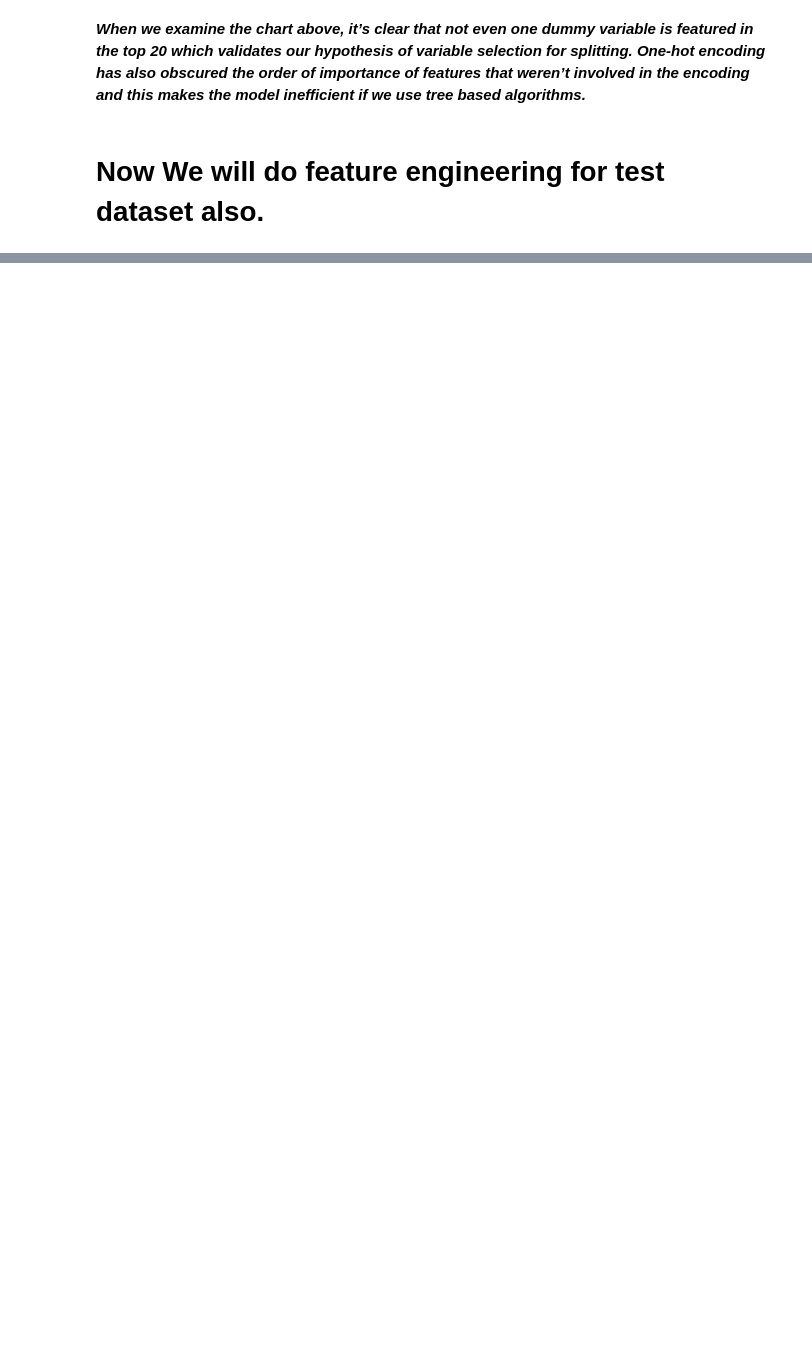
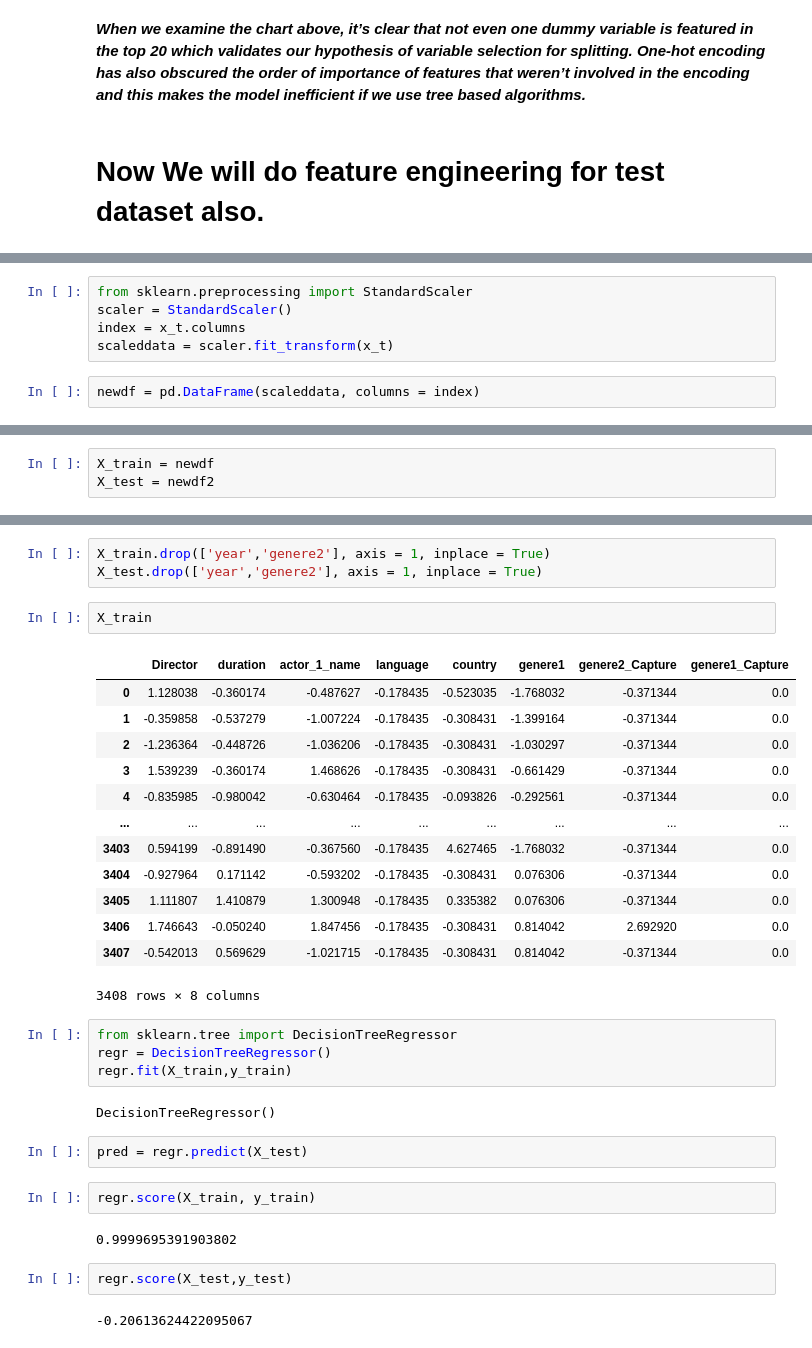
Before and after one commit to TusharNautiyal-web/movie_predictor_with_pyscript, a Jupyter notebook: movie_predict.ipynb, the cells around one changed output, grey strips where cells are left out. Cells and saved outputs as stored; diff of their text form; blank space fills up the shorter version.

```diff
--- a/movie_predict.ipynb
+++ b/movie_predict.ipynb
@@ -896,0 +894,7 @@ plt.show()
+# %%
+from sklearn.preprocessing import StandardScaler
+scaler = StandardScaler()
+index = x_t.columns
+scaleddata = scaler.fit_transform(x_t)
+# %%
+newdf = pd.DataFrame(scaleddata, columns = index)
@@ -896,0 +907,3 @@ plt.show()
+# %%
+X_train = newdf
+X_test = newdf2
@@ -896,0 +913,35 @@ plt.show()
+# %%
+X_train.drop(['year','genere2'], axis = 1, inplace = True)
+X_test.drop(['year','genere2'], axis = 1, inplace = True)
+# %%
+X_train
+# %% [output]
+|  | Director | duration | actor_1_name | language | country | genere1 | genere2_Capture | genere1_Capture |
+| 0 | 1.128038 | -0.360174 | -0.487627 | -0.178435 | -0.523035 | -1.768032 | -0.371344 | 0.0 |
+| 1 | -0.359858 | -0.537279 | -1.007224 | -0.178435 | -0.308431 | -1.399164 | -0.371344 | 0.0 |
+| 2 | -1.236364 | -0.448726 | -1.036206 | -0.178435 | -0.308431 | -1.030297 | -0.371344 | 0.0 |
+| 3 | 1.539239 | -0.360174 | 1.468626 | -0.178435 | -0.308431 | -0.661429 | -0.371344 | 0.0 |
+| 4 | -0.835985 | -0.980042 | -0.630464 | -0.178435 | -0.093826 | -0.292561 | -0.371344 | 0.0 |
+| ... | ... | ... | ... | ... | ... | ... | ... | ... |
+| 3403 | 0.594199 | -0.891490 | -0.367560 | -0.178435 | 4.627465 | -1.768032 | -0.371344 | 0.0 |
+| 3404 | -0.927964 | 0.171142 | -0.593202 | -0.178435 | -0.308431 | 0.076306 | -0.371344 | 0.0 |
+| 3405 | 1.111807 | 1.410879 | 1.300948 | -0.178435 | 0.335382 | 0.076306 | -0.371344 | 0.0 |
+| 3406 | 1.746643 | -0.050240 | 1.847456 | -0.178435 | -0.308431 | 0.814042 | 2.692920 | 0.0 |
+| 3407 | -0.542013 | 0.569629 | -1.021715 | -0.178435 | -0.308431 | 0.814042 | -0.371344 | 0.0 |
+3408 rows × 8 columns
+# %%
+from sklearn.tree import DecisionTreeRegressor
+regr = DecisionTreeRegressor()
+regr.fit(X_train,y_train)
+# %% [output]
+DecisionTreeRegressor()
+# %%
+pred = regr.predict(X_test)
+# %%
+regr.score(X_train, y_train)
+# %% [output]
+0.9999695391903802
+# %%
+regr.score(X_test,y_test)
+# %% [output]
+-0.20613624422095067
```
Also changed, not shown: parts of 46 cells of this notebook.
